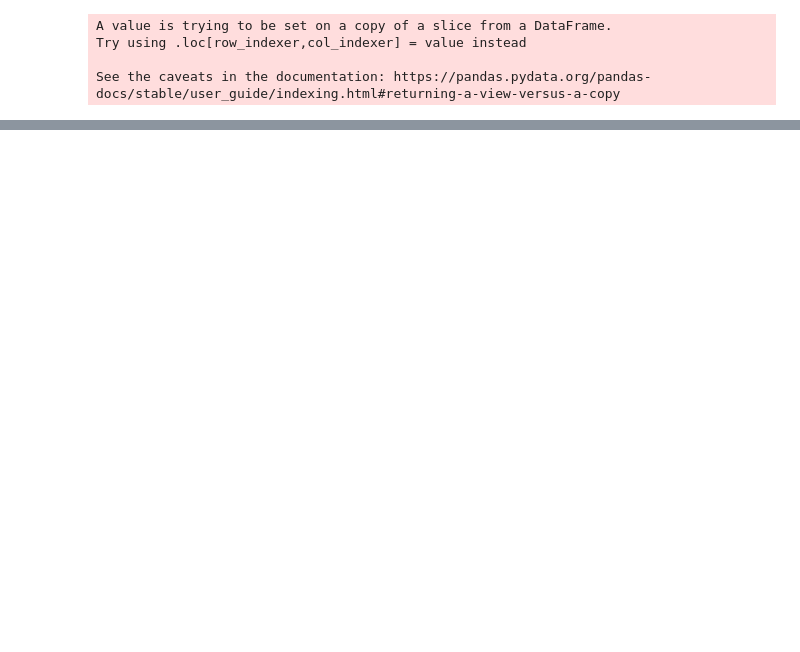
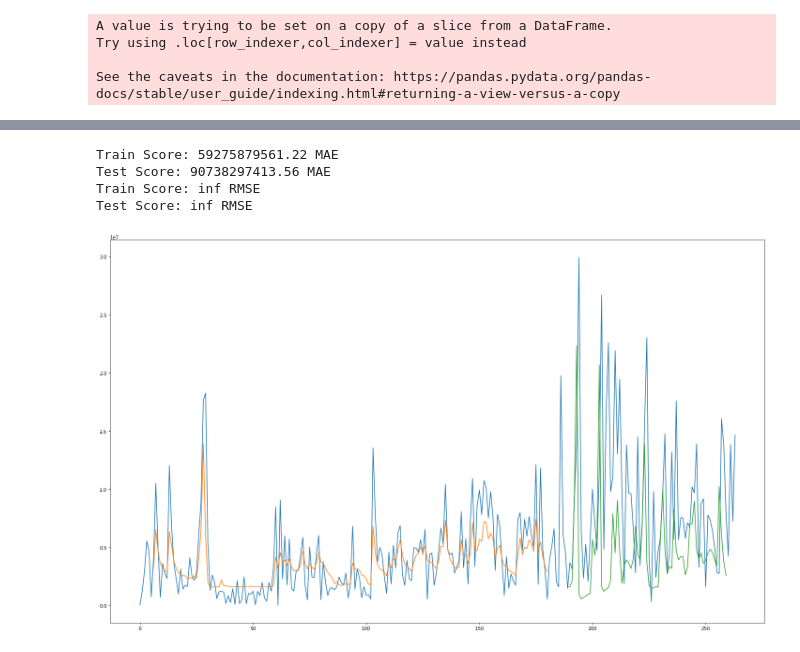
Before and after one commit to jblancoperez/fiap-desafio, a Jupyter notebook: 04.Predicao_valores_credito_dois_proximos_dias.ipynb, the cells around one changed output, grey strips where cells are left out. Saved outputs shown, nothing was run; the diff lists cells and outputs as text; code cells hidden in the pictures; blank space fills up the shorter version.

```diff
--- a/04.Predicao_valores_credito_dois_proximos_dias.ipynb
+++ b/04.Predicao_valores_credito_dois_proximos_dias.ipynb
@@ -176,0 +138,57 @@ plt.show()
+# %%
+def shift_array(array, place):
+    new_arr = np.roll(array, place, axis=0)
+    new_arr[:place] = np.zeros((new_arr[:place].shape))
+    return new_arr
+
+# PrediÃ§Ãµes
+trainPredict = model.predict(X_train)
+testPredict = model.predict(X_test)
+
+
+# Faz a transformaÃ§Ã£o inversa das prediÃ§Ãµes
+trainPredict = scaler.inverse_transform(trainPredict[:,0])
+y_train = scaler.inverse_transform(y_train[:,0].reshape(-1, 1))
+testPredict = scaler.inverse_transform(testPredict[:,0])
+y_test = scaler.inverse_transform(y_test[:,0].reshape(-1, 1))
+
+
+trainScore = math.sqrt(mean_absolute_error(y_train[:,0], trainPredict[:,0]))
+print('Train Score: %.2f MAE' % (trainScore))
+testScore = math.sqrt(mean_absolute_error(y_test[:,0], testPredict[:,0]))
+print('Test Score: %.2f MAE' % (testScore))
+
+
+
+trainScore2 = math.sqrt(mean_squared_error(y_train[:,0], shift_array(trainPredict[:,0],1)))
+print('Train Score: %.2f RMSE' % (trainScore2))
+testScore2 = math.sqrt(mean_squared_error(y_test[:,0], shift_array(testPredict[:,0],1)))
+print('Test Score: %.2f RMSE' % (testScore2))
+
+
+
+
+
+
+# Prepara o vetor para plotagem do conjunto de treinamento
+trainPredictPlot = np.empty_like(X)
+trainPredictPlot[:, :] = np.nan
+trainPredictPlot[look_back-1:len(trainPredict)+look_back-1, :] = trainPredict
+
+# # Prepara o vetor para plotagem do conjunto das prediÃ§Ãµes
+testPredictPlot = np.empty_like(X)
+testPredictPlot[:, :] = np.nan
+testPredictPlot[len(trainPredict)+(look_back*2):len(X)-4, :] = testPredict
+
+# Plota o dataset, as prediÃ§Ãµes sobre o conjunto de treinamento e teste
+plt.figure(figsize=(25,15))
+plt.plot(scaler.inverse_transform(X))
+plt.plot(trainPredictPlot)
+plt.plot(testPredictPlot)
+plt.show()
+# %% [output]
+Train Score: 59275879561.22 MAE
+Test Score: 90738297413.56 MAE
+Train Score: inf RMSE
+Test Score: inf RMSE
+[figure, added]
```
Also changed, not shown: parts of 4 cells of this notebook.
